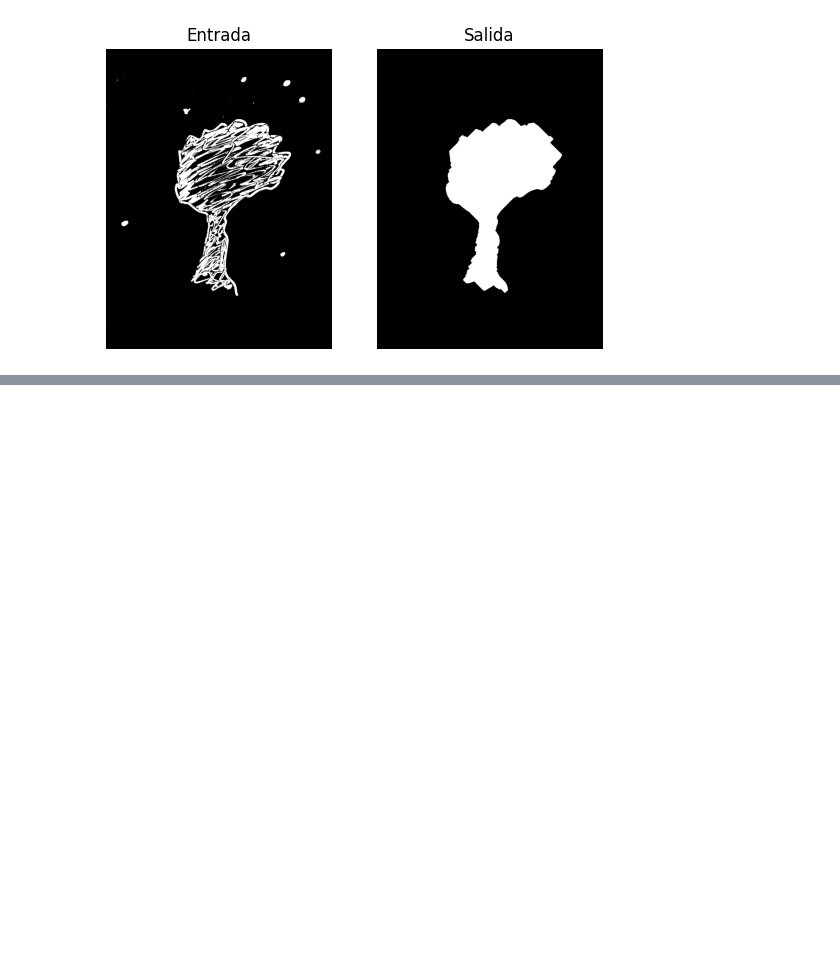
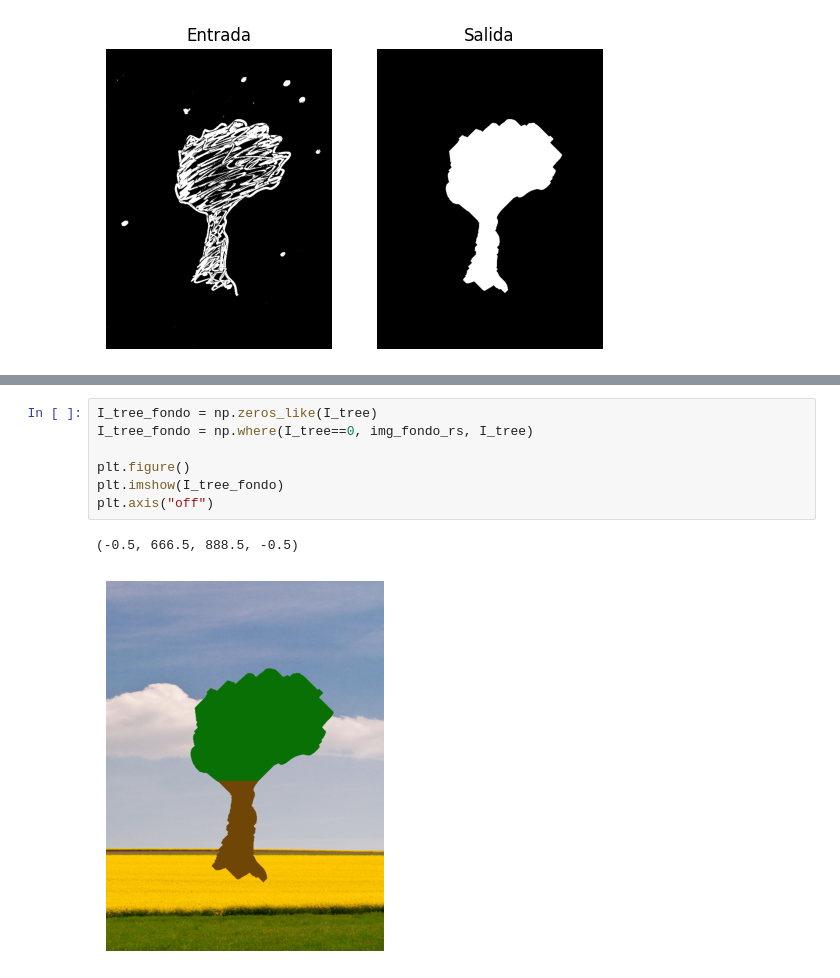
Before and after one commit to vc-2026-ii/vc_convolucion_clase, a Jupyter notebook: cuaderno_op_morf.ipynb, the cells around one changed output, grey strips where cells are left out. Cells and saved outputs as stored; diff of their text form; blank space fills up the shorter version.

```diff
--- a/cuaderno_op_morf.ipynb
+++ b/cuaderno_op_morf.ipynb
@@ -75,0 +118,10 @@ Text(0.5, 1.0, 'Salida')
+# %%
+I_tree_fondo = np.zeros_like(I_tree)
+I_tree_fondo = np.where(I_tree==0, img_fondo_rs, I_tree)
+
+plt.figure()
+plt.imshow(I_tree_fondo)
+plt.axis("off")
+# %% [output]
+(-0.5, 666.5, 888.5, -0.5)
+[figure, added]
```
Also changed, not shown: parts of 6 cells of this notebook, 1 other file.
